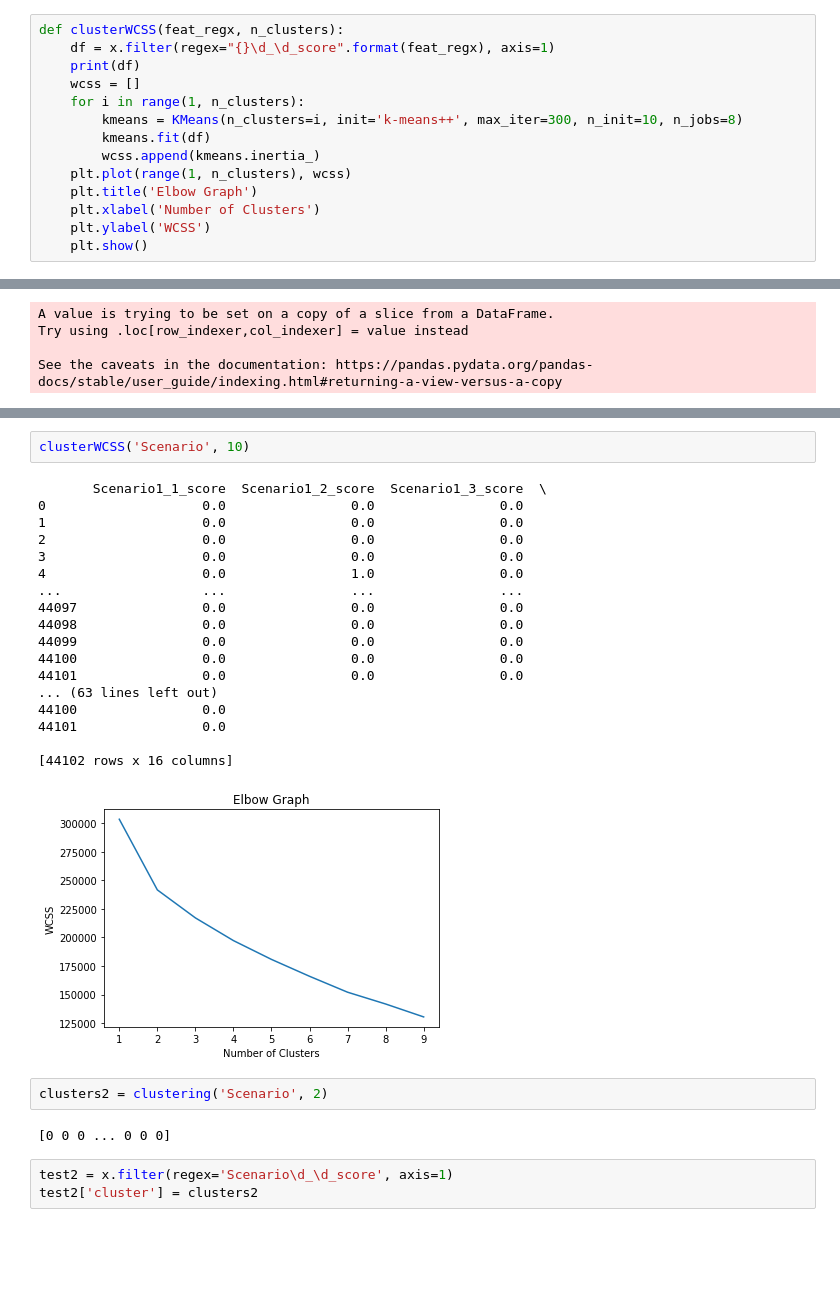
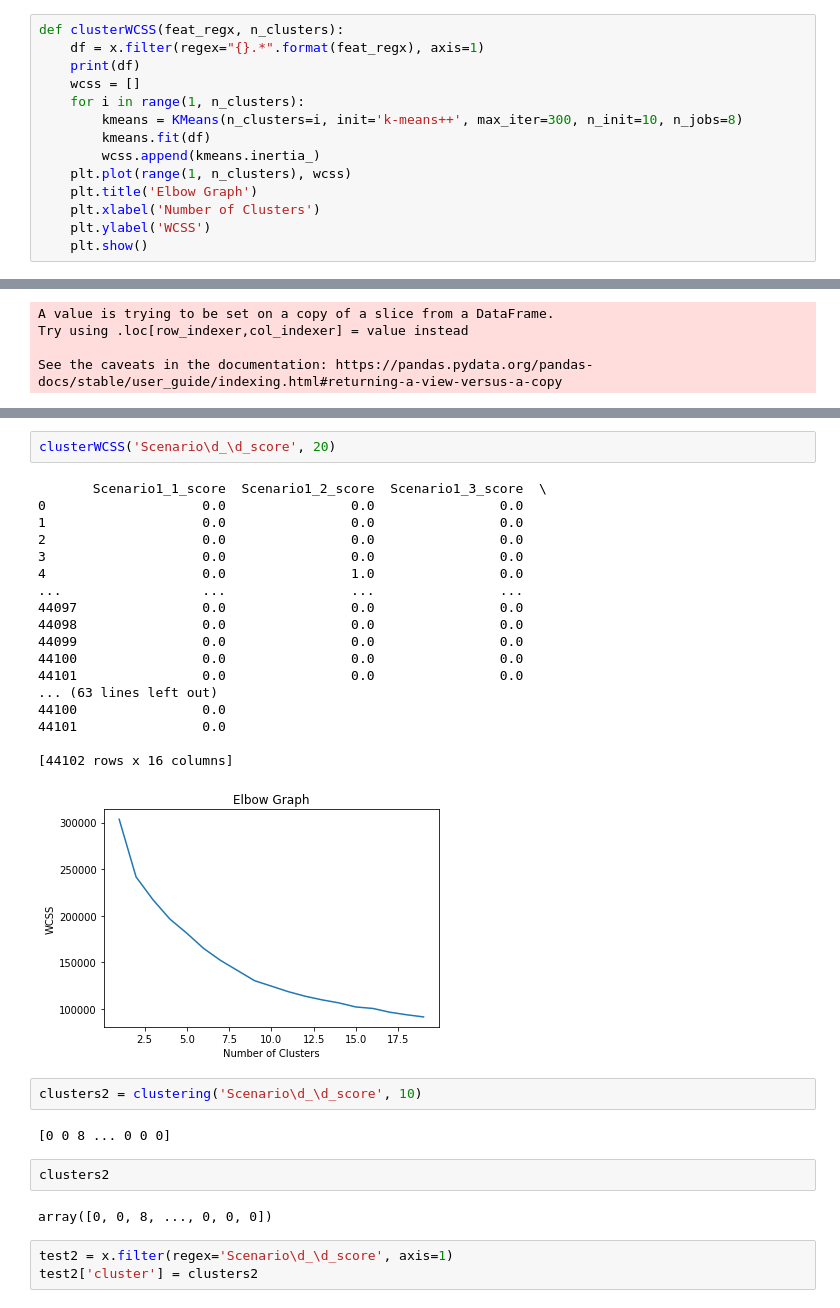
Before and after one commit to ianmburke2233/POIS-0202-Moixa, a Jupyter notebook: Correlations.ipynb, the cells around one changed output, grey strips where cells are left out. Saved outputs shown, nothing was run; the diff lists cells and outputs as text; blank space fills up the shorter version.

```diff
--- a/Correlations.ipynb
+++ b/Correlations.ipynb
@@ -105,6 +124,6 @@ sns.heatmap(data_corr, mask=mask, cmap=cmap, vmax=.3, center=0,
 # %%
 def clusterWCSS(feat_regx, n_clusters):
-    df = x.filter(regex="{}\d_\d_score".format(feat_regx), axis=1)
+    df = x.filter(regex="{}.*".format(feat_regx), axis=1)
     print(df)
     wcss = []
     for i in range(1, n_clusters):
@@ -151,28 +223,32 @@ test.groupby('cluster').count().T
 # %%
-clusterWCSS('Scenario', 10)
+clusterWCSS('Scenario\d_\d_score', 20)
 # %% [output]
        Scenario1_1_score  Scenario1_2_score  Scenario1_3_score  \
 0                    0.0                0.0                0.0
 1                    0.0                0.0                0.0
 2                    0.0                0.0                0.0
 3                    0.0                0.0                0.0
 4                    0.0                1.0                0.0
 ...                  ...                ...                ...
 44097                0.0                0.0                0.0
 44098                0.0                0.0                0.0
 44099                0.0                0.0                0.0
 44100                0.0                0.0                0.0
 44101                0.0                0.0                0.0
 ... (63 lines left out)
 44100                0.0
 44101                0.0
 
 [44102 rows x 16 columns]
-[figure, old version]
+[figure, new version]
 # %%
-clusters2 = clustering('Scenario', 2)
+clusters2 = clustering('Scenario\d_\d_score', 10)
 # %% [output]
-[0 0 0 ... 0 0 0]
+[0 0 8 ... 0 0 0]
+# %%
+clusters2
+# %% [output]
+array([0, 0, 8, ..., 0, 0, 0])
 # %%
 test2 = x.filter(regex='Scenario\d_\d_score', axis=1)
 test2['cluster'] = clusters2
```
Also changed, not shown: parts of 34 cells of this notebook.
